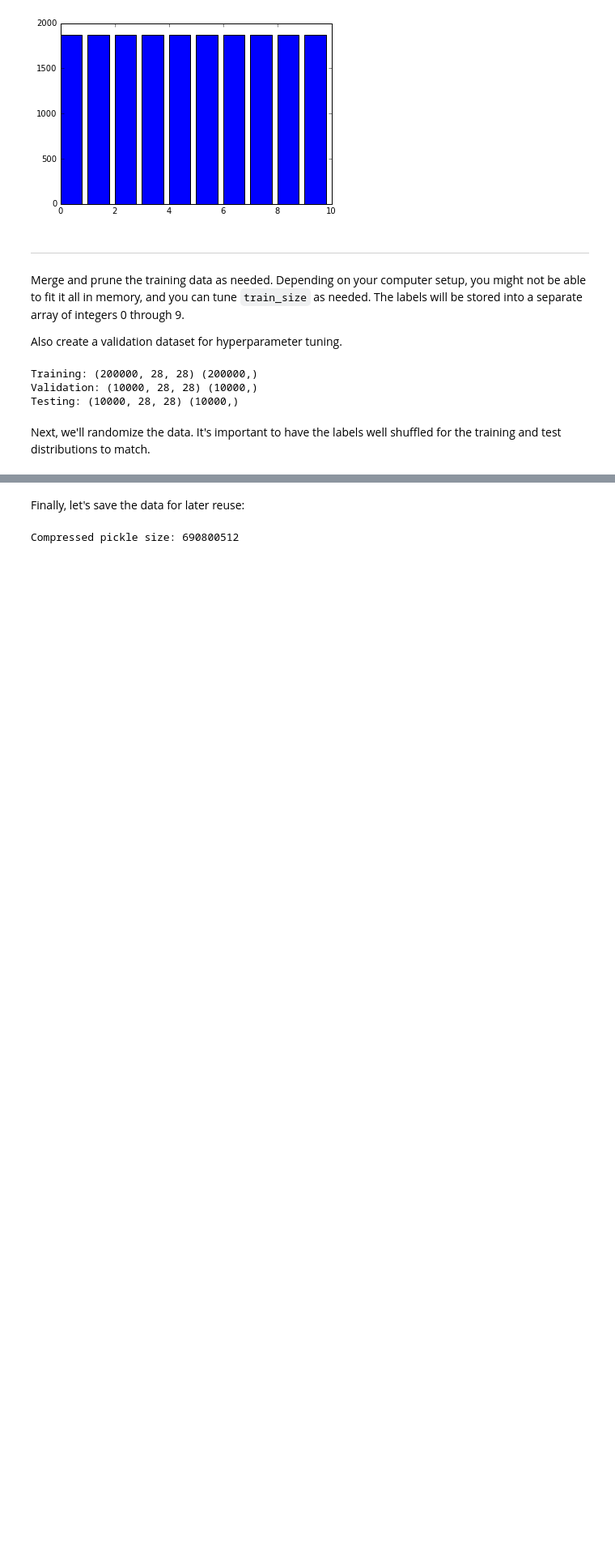
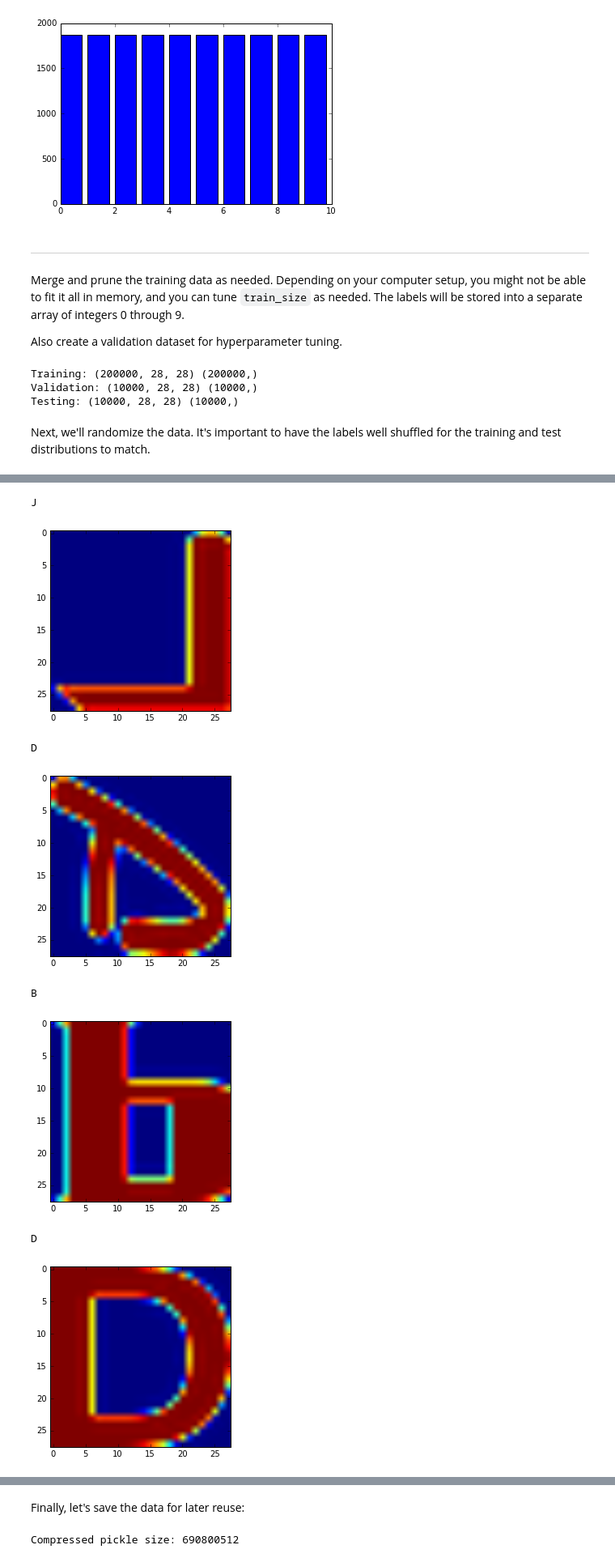
Before and after one commit to Lee-W/Deep-Learning-Udacity, a Jupyter notebook: 1_notmnist.ipynb, the cells around one changed output, grey strips where cells are left out. Shown at 81% size. Cells and saved outputs as stored; diff of their text form; code cells hidden in the pictures; blank space fills up the shorter version.

```diff
--- a/1_notmnist.ipynb
+++ b/1_notmnist.ipynb
@@ -355,0 +342,23 @@ Convince yourself that the data is still good after shuffling!
+# %%
+def show_img_and_label(dataset, label):
+    print(chr(label+65))
+
+    fig = plt.figure()
+    plt.imshow(dataset)
+    plt.show()
+# %%
+def random_display_dataset_and_lable(datasets, labels, check_num=10):
+    for i in range(check_num):
+        index = int(random.random() * len(datasets))
+        show_img_and_label(datasets[index], train_labels[index])
+# %%
+random_display_dataset_and_lable(train_dataset, train_labels)
+# %% [output]
+J
+[figure, added]
+D
+[figure, added]
+B
+[figure, added]
+D
+[figure, added]
```
Also changed, not shown: parts of 14 cells of this notebook.
